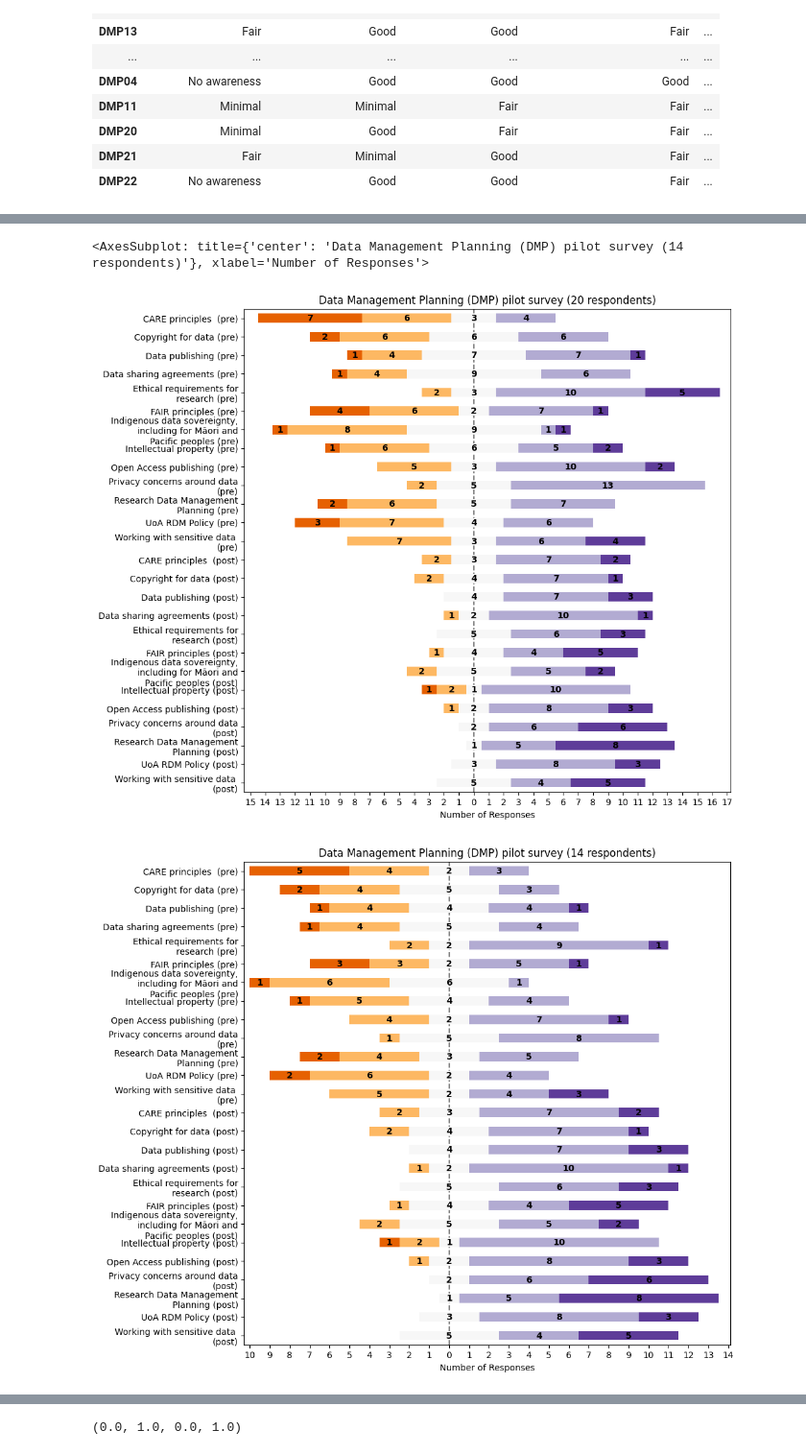
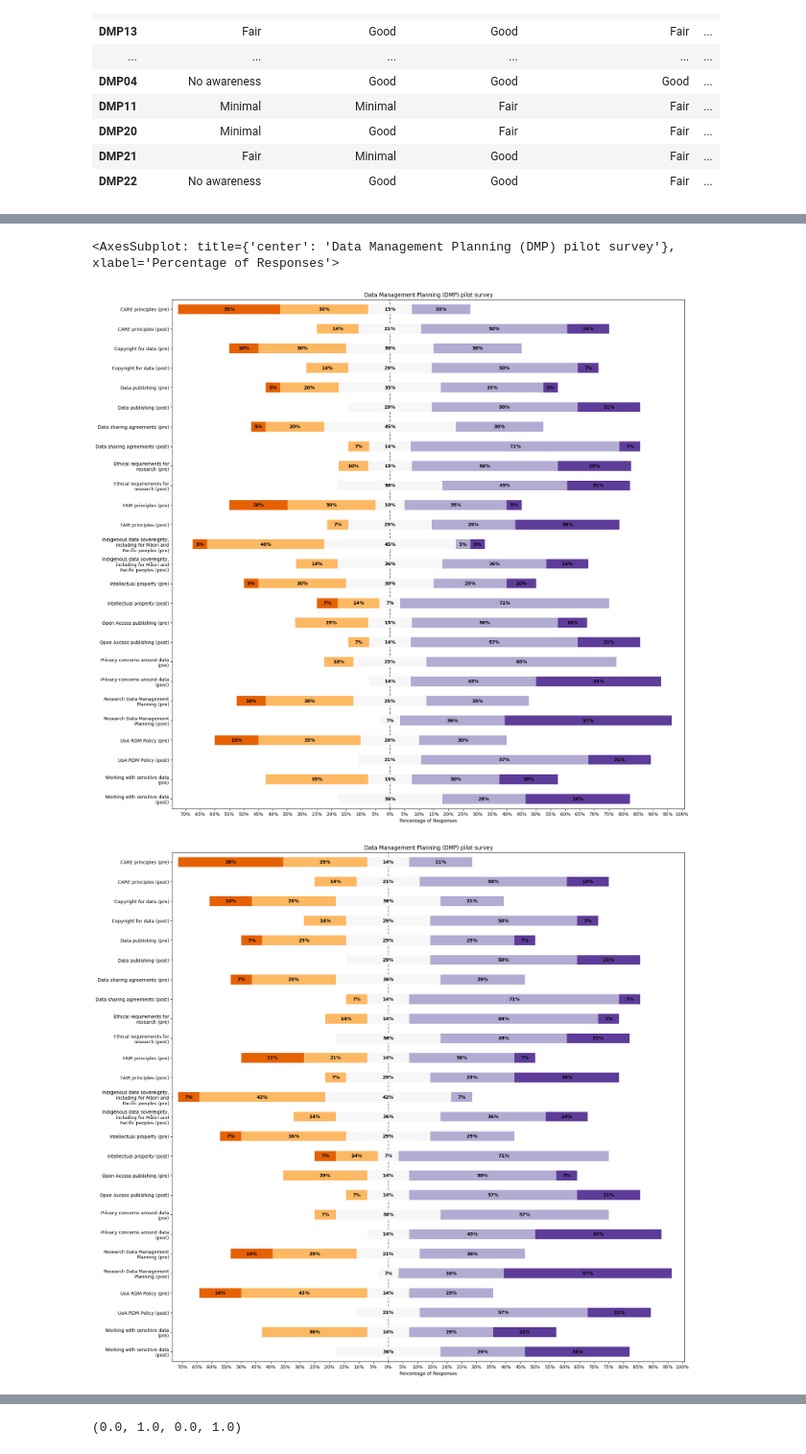
Before and after one commit to UoA-eResearch/likert, a Jupyter notebook: likert.ipynb, the cells around one changed output, grey strips where cells are left out. Shown at 96% size. Drawn from its saved outputs; the diff is of its cells as text; code cells hidden in the pictures.

Commit message:
switch to percentages, interlaced pre/post

```diff
--- a/likert.ipynb
+++ b/likert.ipynb
@@ -1,12 +1,14 @@
 # %%
 import pandas as pd
 import matplotlib.pyplot as plt
+import plot_likert
+plot_likert.__internal__.BAR_LABEL_FORMAT = "%.0f"
 from plot_likert import plot_likert
 pd.set_option("display.max_columns", None)
 pre = pd.read_csv("data/Data Management Planning (DMP) pre-pilot survey.csv", index_col=0).drop(columns="Indigenous data sovereignty, including for Māori and Pacific peoples")
-pre.columns = pd.Series(pre.columns).apply(lambda c: c.strip("2") + " (pre)")
+pre.columns = pd.Series(pre.columns).apply(lambda c: c.strip("\xa02") + " (pre)")
 post = pd.read_csv("data/Data Management Planning (DMP) post-pilot survey.csv", encoding_errors="ignore", index_col=0)
-post.columns = pd.Series(post.columns).apply(lambda c: c + " (post)")
+post.columns = pd.Series(post.columns).apply(lambda c: c.strip("\xa0") + " (post)")
 df = pd.concat([pre, post], axis=1)
 df = df[~df.index.isna()]
 df
@@ -28,3 +30,9 @@ df
 | DMP20 | Minimal | Good | Fair | Fair | ... |
 | DMP21 | Fair | Minimal | Good | Fair | ... |
 | DMP22 | No awareness | Good | Good | Fair | ... |
+# %%
+cols = []
+for i in range(len(pre.columns)):
+  cols.append(pre.columns[i])
+  cols.append(post.columns[i])
+cols
@@ -30,0 +57,3 @@ df
+# %%
+df = df[cols]
+df
@@ -32,13 +79,13 @@ df
 scale = ['No awareness', 'Minimal', 'Fair', 'Good', 'Excellent']
 colors = ["#ffffff00", '#e66101','#fdb863','#f7f7f7','#b2abd2','#5e3c99']
 # %%
-plt.rcParams['figure.figsize'] = (10,10)
-#plt.rcParams['figure.dpi'] = 100
-plot_likert(df, scale, colors=colors, bar_labels=True, bar_labels_color="black", title=f"Data Management Planning (DMP) pilot survey ({len(df)} respondents)", legend=False)
-plot_likert(df.dropna(), scale, colors=colors, bar_labels=True, bar_labels_color="black", title=f"Data Management Planning (DMP) pilot survey ({len(df.dropna())} respondents)", legend=False)
+plt.rcParams['figure.figsize'] = (20,20)
+#plt.rcParams['figure.dpi'] = 200
+plot_likert(df, scale, colors=colors, plot_percentage=True, bar_labels=True, bar_labels_color="black", title=f"Data Management Planning (DMP) pilot survey", legend=False)
+plot_likert(df.dropna(), scale, colors=colors, plot_percentage=True, bar_labels=True, bar_labels_color="black", title=f"Data Management Planning (DMP) pilot survey", legend=False)
 # %% [output]
-<AxesSubplot: title={'center': 'Data Management Planning (DMP) pilot survey (14 respondents)'}, xlabel='Number of Responses'>
+<AxesSubplot: title={'center': 'Data Management Planning (DMP) pilot survey'}, xlabel='Percentage of Responses'>
-[figure, old version]
+[figure, new version]
-[figure, old version]
+[figure, new version]
 # %%
 phd = ["DMP03", "DMP09", "DMP10", "DMP16", "DMP17"]
```
Also changed, not shown: parts of 3 cells of this notebook.
